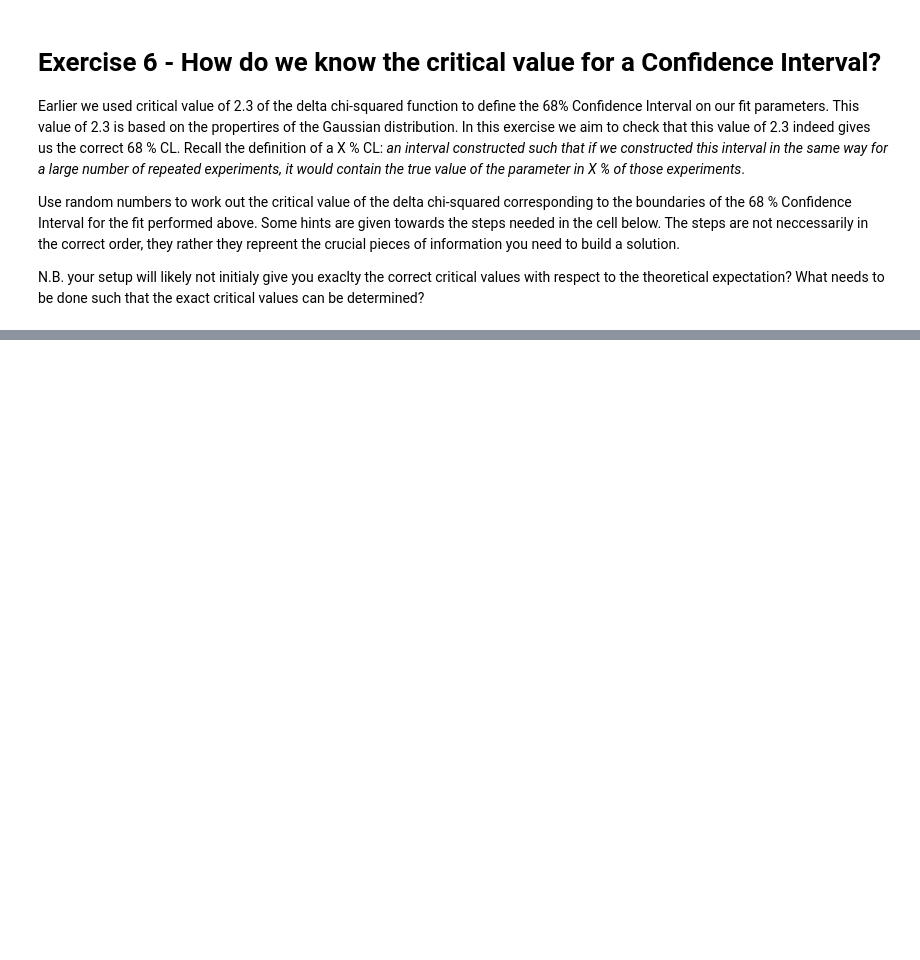
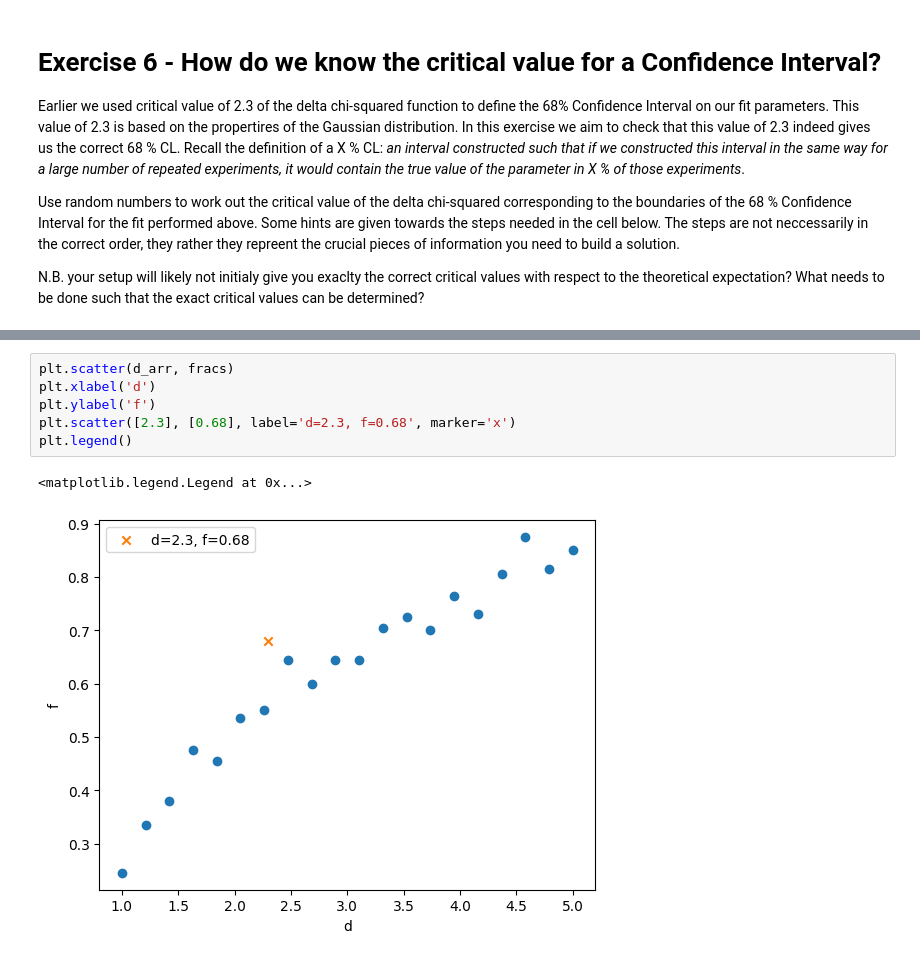
Before and after one commit to mkidson/Uni-Code, a Jupyter notebook: Honours/DS/Tut 1/How_Much_Higgs.ipynb, the cells around one changed output, grey strips where cells are left out. Saved outputs shown, nothing was run; the diff lists cells and outputs as text; blank space fills up the shorter version.

```diff
--- a/Honours/DS/Tut 1/How_Much_Higgs.ipynb
+++ b/Honours/DS/Tut 1/How_Much_Higgs.ipynb
@@ -564,0 +536,9 @@ print(f"minChi2/mindof: {minChi2/mindof}")
+# %%
+plt.scatter(d_arr, fracs)
+plt.xlabel('d')
+plt.ylabel('f')
+plt.scatter([2.3], [0.68], label='d=2.3, f=0.68', marker='x')
+plt.legend()
+# %% [output]
+<matplotlib.legend.Legend at 0x...>
+[figure, added]
```
Also changed, not shown: parts of 3 cells of this notebook.
